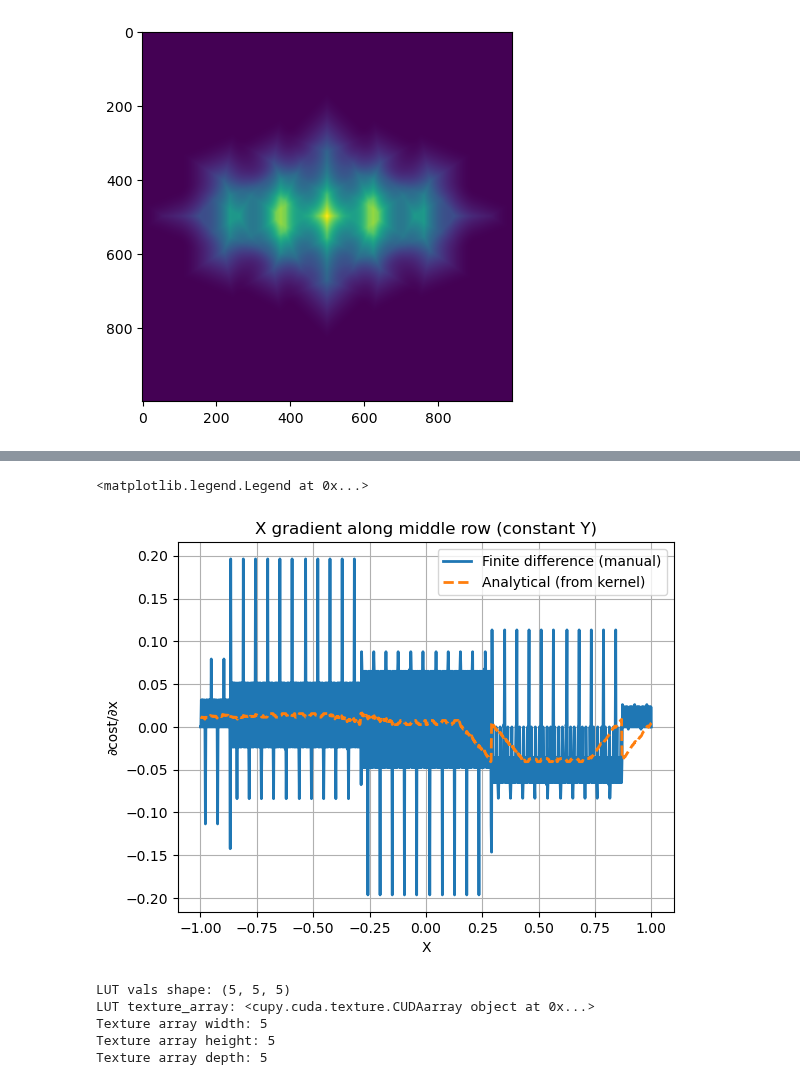
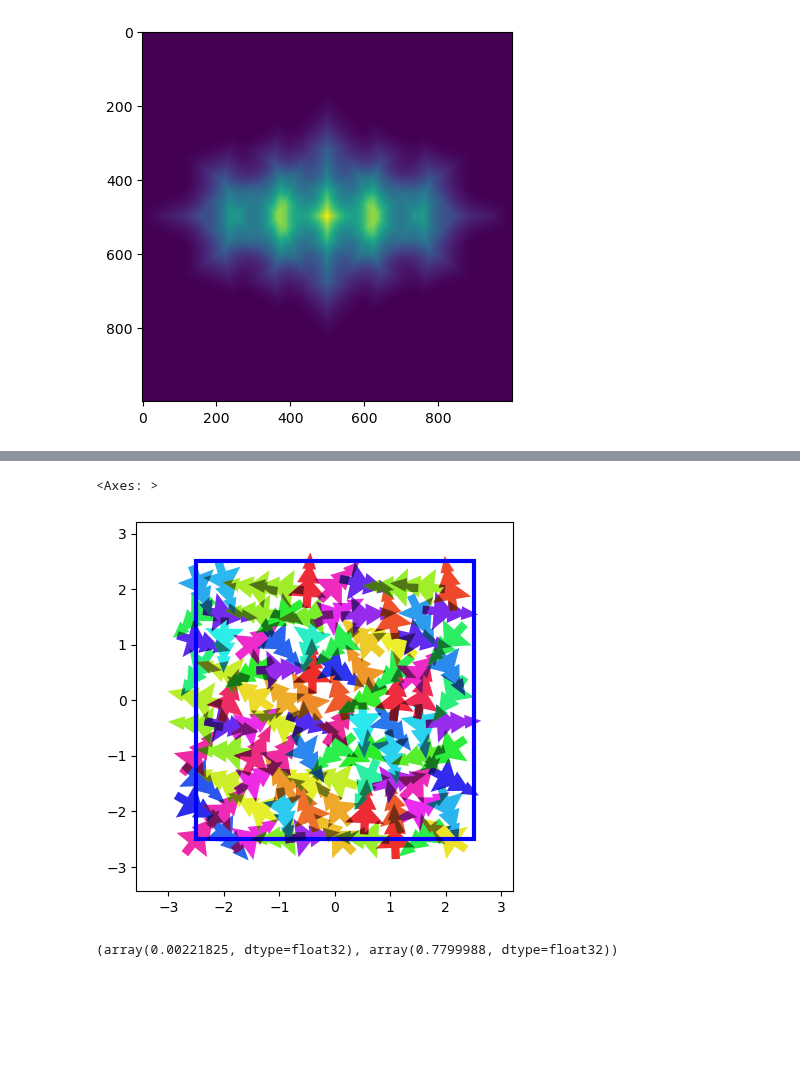
Before and after one commit to jcottaar/packing, a Jupyter notebook: analysis/test_lut copy.ipynb, the cells around one changed output, grey strips where cells are left out. Cells and saved outputs as stored; diff of their text form; code cells hidden in the pictures; blank space fills up the shorter version.

```diff
--- a/analysis/test_lut copy.ipynb
+++ b/analysis/test_lut copy.ipynb
@@ -94,34 +88,29 @@ plt.imshow(cost2_grad_x)
-# %%
-# Get gradient from cost function
-_, grad_analytical, _ = cost_x.compute_cost_allocate(sol, evaluate_gradient=True)
-grad_analytical_np = grad_analytical.get().reshape((N, N, 2, 3))
-# grad_analytical_np has shape (N, N, 2 trees, 3 coords)
-# We want gradient for tree 1 (index 1), x coordinate (index 0)
-grad_x_analytical = grad_analytical_np[:, :, 1, 0]
-
-row_idx = 331  # middle row
-plt.plot(x_vals, cost2_grad_x[:,row_idx], label='Finite difference (manual)', linewidth=2)
-plt.plot(x_vals, grad_x_analytical[:,row_idx], label='Analytical (from kernel)', linestyle='--', linewidth=2)
-plt.xlabel('X')
-plt.ylabel('∂cost/∂x')
-plt.title('X gradient along middle row (constant Y)')
-plt.grid(True)
-plt.legend()
-# %% [output]
-<matplotlib.legend.Legend at 0x...>
-[figure, removed]
-# %%
-# Debug: Check LUT array shape and texture dimensions
-print(f"LUT vals shape: {cost_x._lut.vals.shape}")
-print(f"LUT texture_array: {cost_x._lut.texture_array}")
-if cost_x._lut.texture_array:
-    # Try to get texture dimensions
-    print(f"Texture array width: {cost_x._lut.texture_array.width}")
-    print(f"Texture array height: {cost_x._lut.texture_array.height}")
-    print(f"Texture array depth: {cost_x._lut.texture_array.depth}")
-# %% [output]
-LUT vals shape: (5, 5, 5)
-LUT texture_array: <cupy.cuda.texture.CUDAarray object at 0x...>
-Texture array width: 5
-Texture array height: 5
-Texture array depth: 5
+# %%
+import pack_vis_sol
+N_individuals = 1
+xy = cp.meshgrid(cp.arange(10), cp.arange(10))
+x = (xy[0].ravel()-5)/2
+y = (xy[1].ravel()-5)/2
+t = cp.random.default_rng(seed=42).uniform(0, 2*np.pi, size=x.shape[0])
+xyt = cp.stack([x, y, t], axis=1)
+xyt.shape
+
+sol = kgs.SolutionCollectionSquare()
+sol.xyt = cp.tile(xyt, (N_individuals, 1, 1))
+sol.xyt[:, :, :] += cp.random.default_rng(seed=43).uniform(0, 0.1, size=(N_individuals, sol.N_trees, 3))
+sol.h = cp.tile(cp.array([[5.,0.,0.]], dtype=cp.float32), (N_individuals, 1))
+sol.xyt = sol.xyt.astype(cp.float32)
+sol.h = sol.h.astype(cp.float32)
+sol.check_constraints()
+
+pack_vis_sol.pack_vis_sol(sol)
+# %% [output]
+<Axes: >
+[figure, added]
+# %%
+cost_ref = pack_cost.CollisionCostSeparation(scaling=1.)
+cost1, grad1, _ = cost_ref.compute_cost_allocate(sol)
+cost2, grad2, _ = cost_x.compute_cost_allocate(sol)
+cp.max(cp.abs(cost1-cost2)),cp.max(cp.abs(grad1-grad2))
+# %% [output]
+(array(0.00221825, dtype=float32), array(0.7799988, dtype=float32))
```
Also changed, not shown: parts of 7 cells of this notebook, 5 other files.
